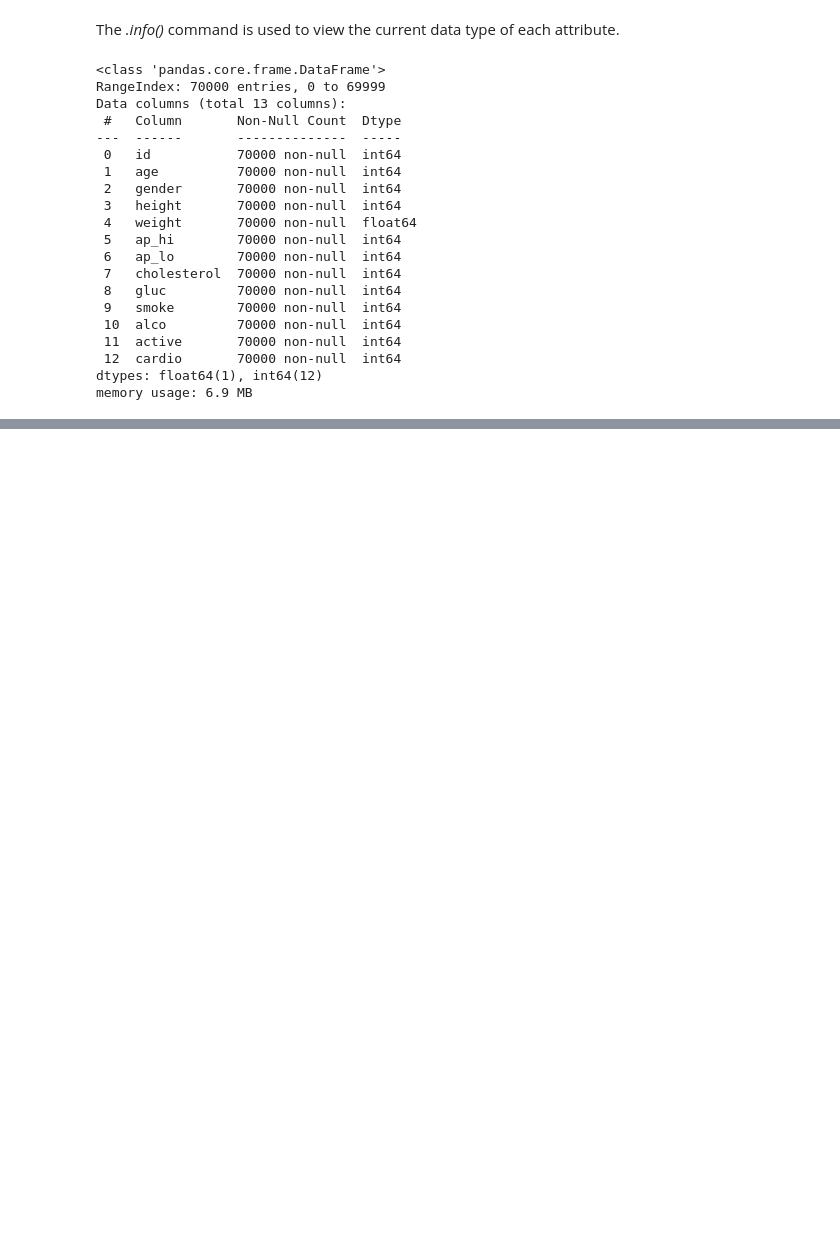
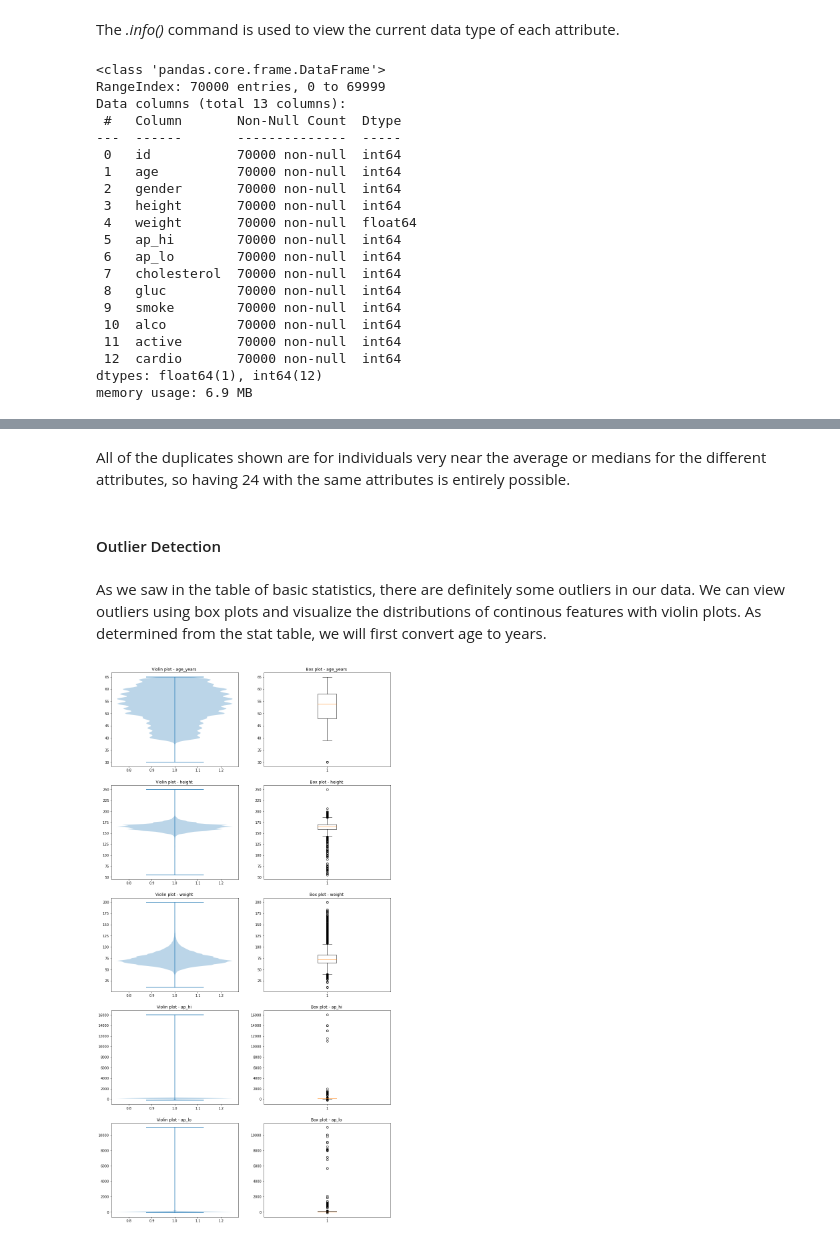
Before and after one commit to jteysen/MSDS-7331-Machine-Learning-I, a Jupyter notebook: Code/Lab 1 - JTE code.ipynb, the cells around one changed output, grey strips where cells are left out. Drawn from its saved outputs; the diff is of its cells as text; code cells hidden in the pictures; blank space fills up the shorter version.

```diff
--- a/Code/Lab 1 - JTE code.ipynb
+++ b/Code/Lab 1 - JTE code.ipynb
@@ -52,3 +81,3 @@ import numpy as np
 # %%
-cd = pd.read_csv("https://raw.githubusercontent.com/jteysen/MSDS-7331-Machine-Learning-I/master/Data/cardio_train.csv")
+df = pd.read_csv("https://raw.githubusercontent.com/jteysen/MSDS-7331-Machine-Learning-I/master/Data/cardio_train.csv")
 # %% [markdown]
@@ -91,0 +137,2 @@ Note that there are no missing values in the data as there are 70,000 non-null v
+# %%
+df.drop(['id'], inplace=True, axis=1)
@@ -91,0 +190,31 @@ Note that there are no missing values in the data as there are 70,000 non-null v
+# %% [markdown]
+All of the duplicates shown are for individuals very near the average or medians for the different attributes, so having 24 with the same attributes is entirely possible.
+# %% [markdown]
+#### Outlier Detection
+# %% [markdown]
+As we saw in the table of basic statistics, there are definitely some outliers in our data. We can view outliers using box plots and visualize the distributions of continous features with violin plots. As determined from the stat table, we will first convert age to years.
+# %%
+#we can convert the age to number of year instead of number of days
+df['age_years'] = (df['age'] / 365).round().astype('int')
+# drop the feature 'age'
+df.drop('age', axis=1, inplace=True)
+# New Continuous features
+cont_features = ['age_years', 'height', 'weight', 'ap_hi', 'ap_lo']
+# %%
+# Box and voilin plots of continuous features
+fig, axes = plt.subplots(nrows=5, ncols=2, figsize=(15, 30))
+column = 0
+
+def plot(axrow, x, y):
+    axrow[0].violinplot(x)
+    axrow[0].set_title('Violin plot - {} '.format(cont_features[y]))
+
+    axrow[1].boxplot(x)
+    axrow[1].set_title('Box plot - {} '.format(cont_features[y]))
+
+for row in axes:
+    x = df[cont_features[column]]
+    plot(row, x, column)
+    column = column+1
+# %% [output]
+[figure, added]
```
Also changed, not shown: parts of 34 cells of this notebook.
